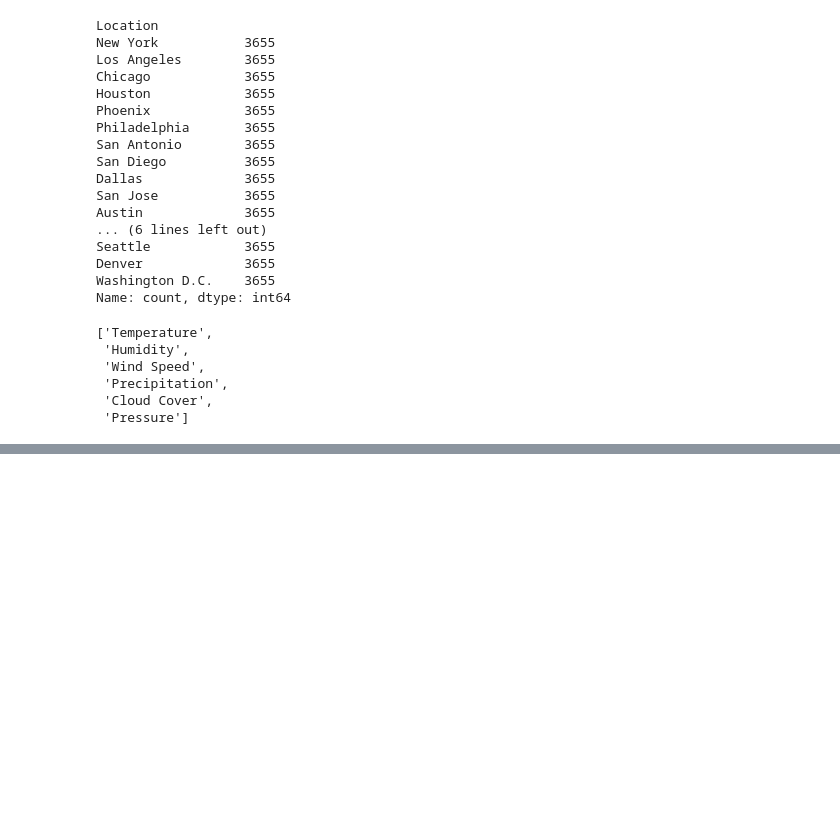
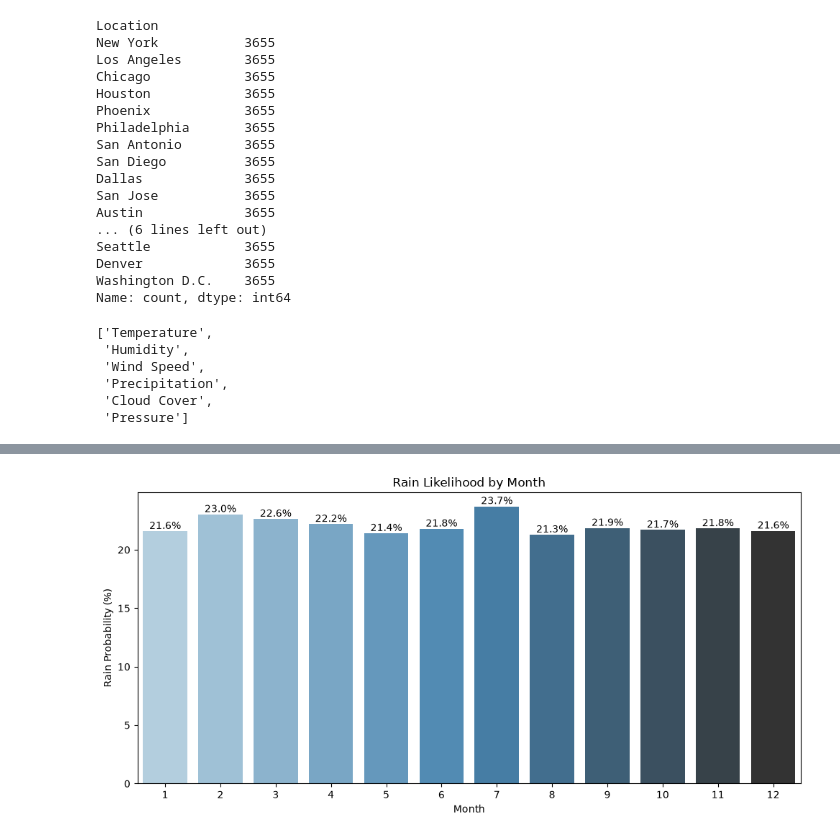
Before and after one commit to Ritupriya-Chowdhury/USA-Rain-Prediction, a Jupyter notebook: usa_rain_prediction.ipynb, the cells around one changed output, grey strips where cells are left out. Cells and saved outputs as stored; diff of their text form; code cells hidden in the pictures; blank space fills up the shorter version.

```diff
--- a/usa_rain_prediction.ipynb
+++ b/usa_rain_prediction.ipynb
@@ -132,0 +160,22 @@ plt.show()
+# %%
+df['Date'] = pd.to_datetime(df['Date'])
+df['Month'] = df['Date'].dt.month
+
+# % of days with rain, per month
+rain_by_month = df.groupby('Month')['Rain Tomorrow'].mean().reset_index()
+rain_by_month['Rain (%)'] = rain_by_month['Rain Tomorrow'] * 100
+rain_by_month = rain_by_month.sort_values('Month')  # keep Jan→Dec order for a trend view
+
+plt.figure(figsize=(10, 5))
+ax = sns.barplot(data=rain_by_month, x='Month', y='Rain (%)', hue='Month', palette='Blues_d', legend=False)
+plt.title('Rain Likelihood by Month')
+plt.xlabel('Month')
+plt.ylabel('Rain Probability (%)')
+
+for container in ax.containers:
+    ax.bar_label(container, fmt='%.1f%%')
+
+plt.tight_layout()
+plt.show()
+# %% [output]
+[figure, added]
```
Also changed, not shown: parts of 3 cells of this notebook.
